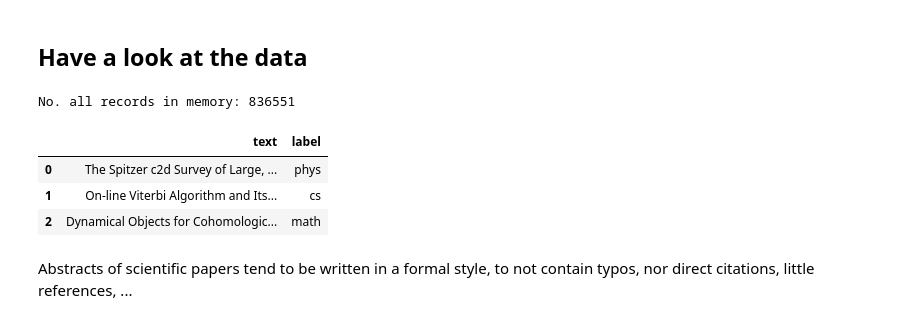
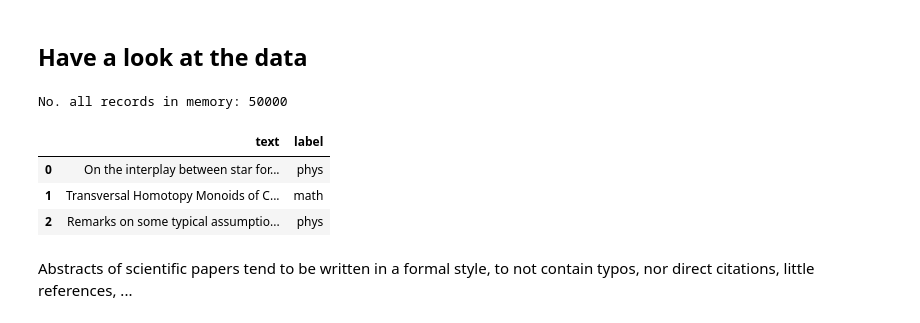
Before and after one commit to olszewskip/ArXiv_Classifier, a Jupyter notebook: arXiv_shallow_clf.ipynb, the cells around one changed output. Drawn from its saved outputs; the diff is of its cells as text; code cells hidden in the pictures.

```diff
--- a/arXiv_shallow_clf.ipynb
+++ b/arXiv_shallow_clf.ipynb
@@ -42,3 +45,6 @@ from joblib import dump, load
+# %%
+small_number = 50_000
+big_number = 55_000 # 838_804
 # %% [markdown]
 ## Define the measure of success
 # %%
@@ -54,5 +62,11 @@ average = "macro"
 ## Read in the two-column data frame (text + labels)
 # %%
 file = os.path.join("data", "bare_all.csv")
+data = pd.read_csv(file, delimiter='\t', nrows=small_number)
 
-data = pd.read_csv(file, delimiter='\t')
+# it happens to be shuffled already
+data_train = data[: int(small_num*0.8)]
+data_test = data[int(small_num*0.8) :]
+
+text_train = data_train.text
+label_train = data_train.label
@@ -68,13 +75,13 @@ label = sample.label
 # %%
 print(f"No. all records in memory: {len(data)}")
 with pd.option_context('display.max_colwidth', 120):
-    display(data[:3])
+    display(data_train[:3])
 # %% [output]
-No. all records in memory: 836551
+No. all records in memory: 50000
 |  | text | label |
-| 0 | The Spitzer c2d Survey of Large, ... | phys |
-| 1 | On-line Viterbi Algorithm and Its... | cs |
-| 2 | Dynamical Objects for Cohomologic... | math |
+| 0 | On the interplay between star for... | phys |
+| 1 | Transversal Homotopy Monoids of C... | math |
+| 2 | Remarks on some typical assumptio... | phys |
 # %% [markdown]
 Abstracts of scientific papers tend to be written in a formal style, to not contain typos, nor direct citations, little references, ...
 # %%
```
Also changed, not shown: parts of 96 cells of this notebook, 2 other files.
